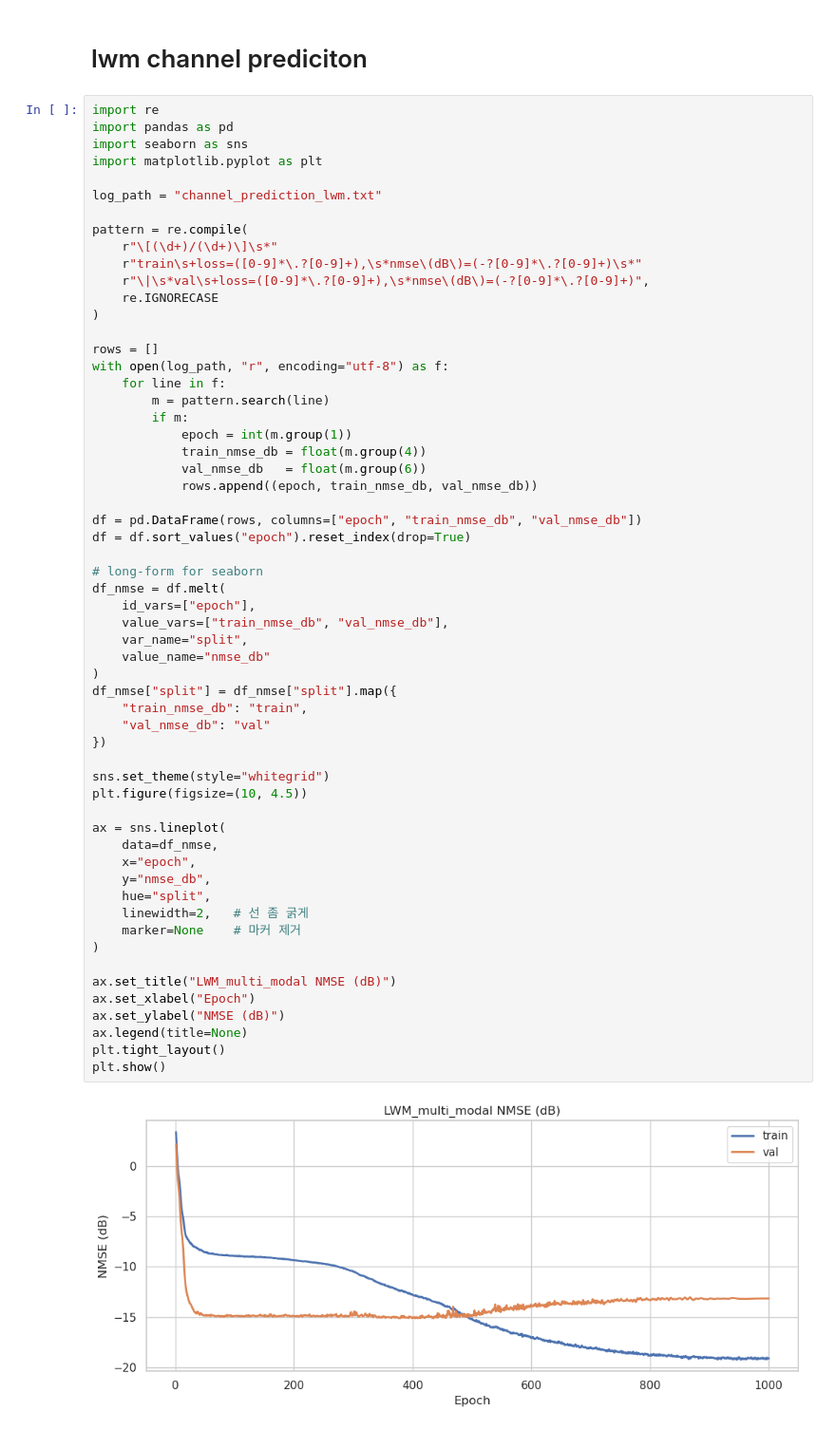
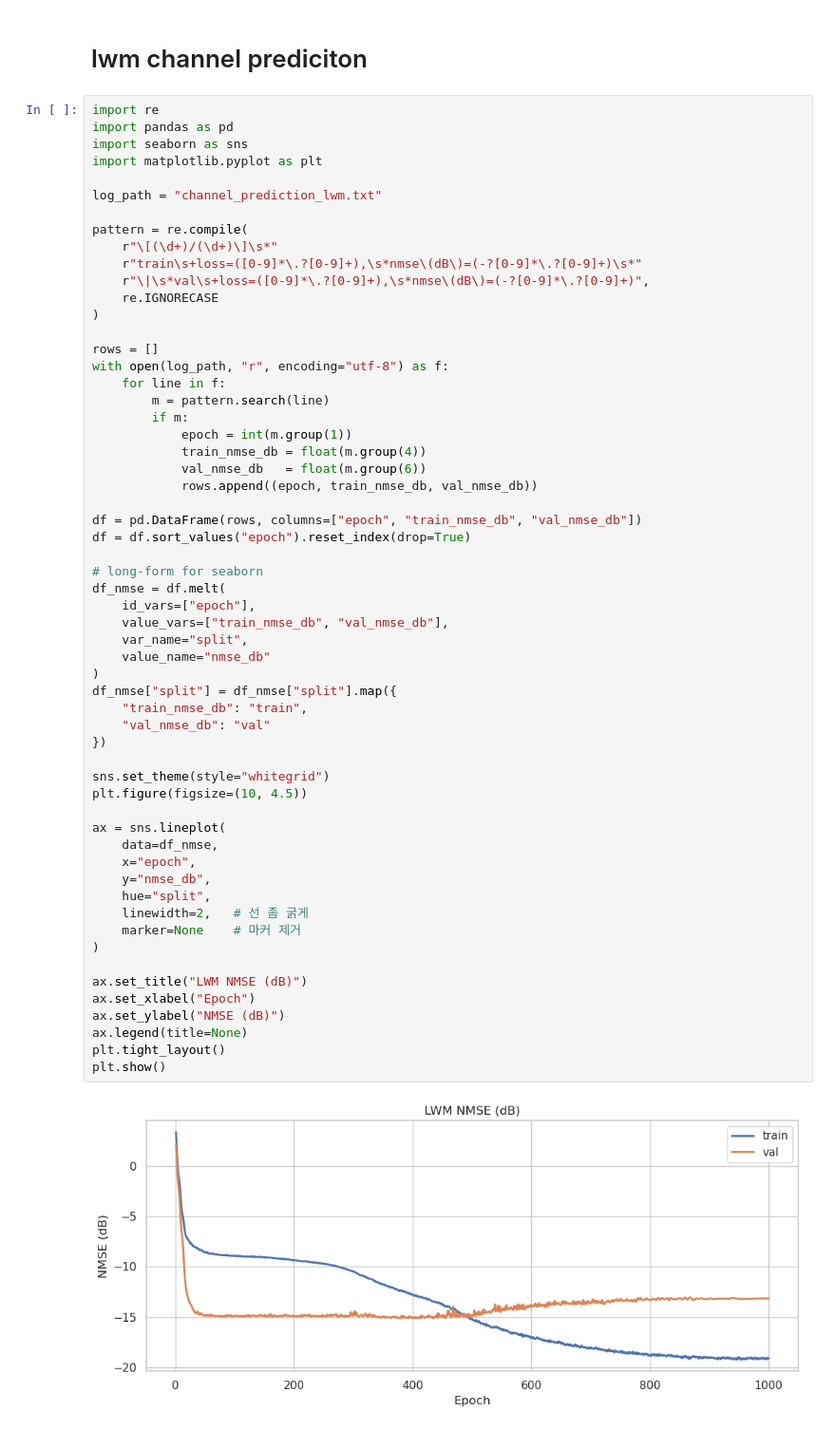
Before and after one commit to yuknow01/Deepverse, a Jupyter notebook: visualization.ipynb, the cells around one changed output. Shown at 95% size. Saved outputs shown, nothing was run; the diff lists cells and outputs as text.

```diff
--- a/visualization.ipynb
+++ b/visualization.ipynb
@@ -335,32 +335,32 @@ df = df.sort_values("epoch").reset_index(drop=True)
 # long-form for seaborn
 df_nmse = df.melt(
     id_vars=["epoch"],
     value_vars=["train_nmse_db", "val_nmse_db"],
     var_name="split",
     value_name="nmse_db"
 )
 df_nmse["split"] = df_nmse["split"].map({
     "train_nmse_db": "train",
     "val_nmse_db": "val"
 })
 
 sns.set_theme(style="whitegrid")
 plt.figure(figsize=(10, 4.5))
 
 ax = sns.lineplot(
     data=df_nmse,
     x="epoch",
     y="nmse_db",
     hue="split",
     linewidth=2,   # 선 좀 굵게
     marker=None    # 마커 제거
 )
 
-ax.set_title("LWM_multi_modal NMSE (dB)")
+ax.set_title("LWM NMSE (dB)")
 ax.set_xlabel("Epoch")
 ax.set_ylabel("NMSE (dB)")
 ax.legend(title=None)
 plt.tight_layout()
 plt.show()
 # %% [output]
-[figure, old version]
+[figure, new version]
```
Also changed, not shown: parts of 2 cells of this notebook, 10 other files.
